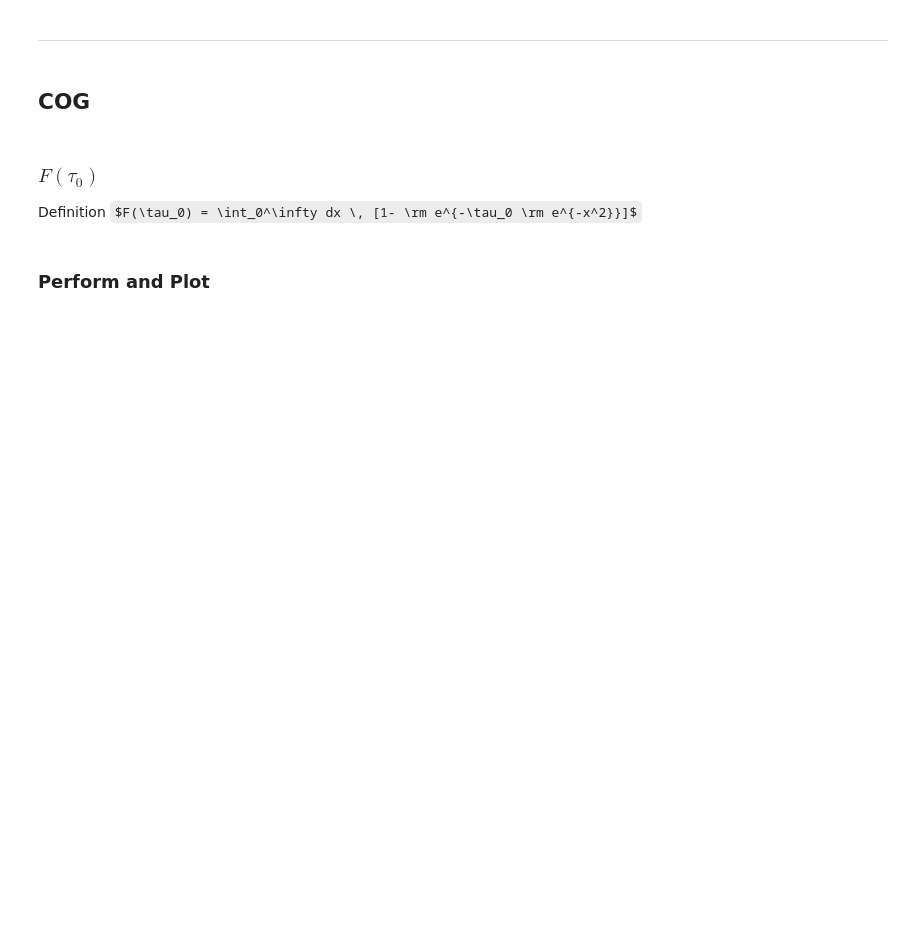
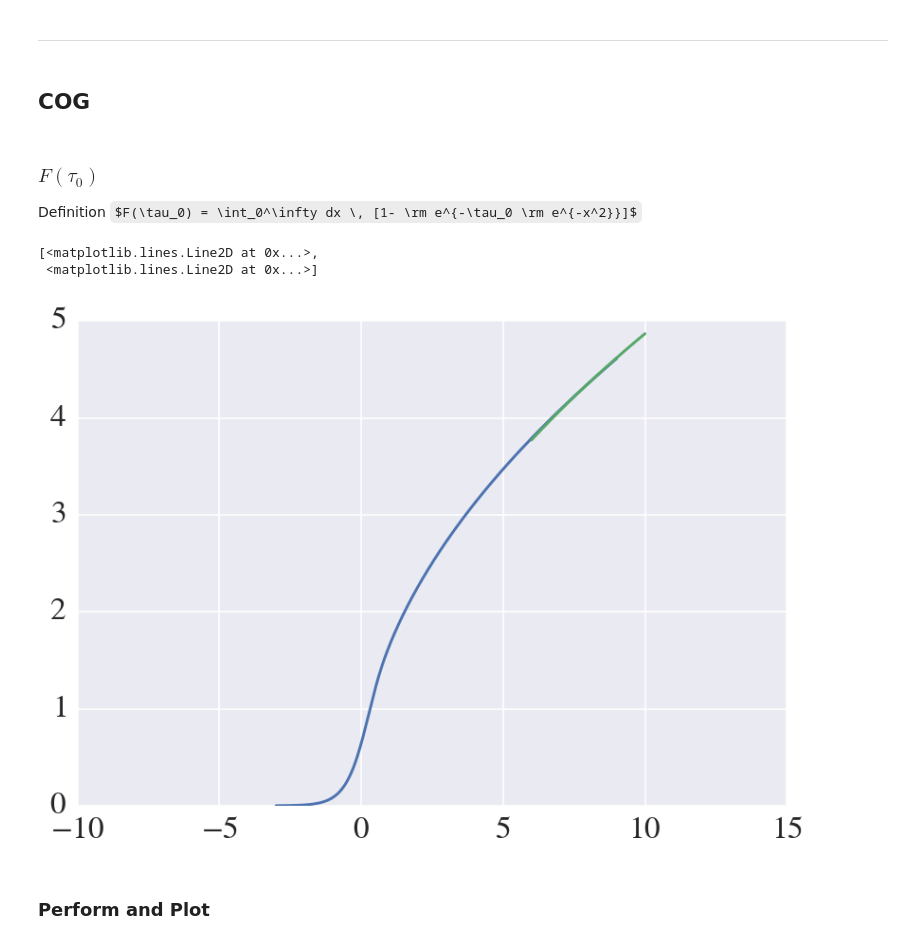
Before and after one commit to linetools/linetools, a Jupyter notebook: docs/examples/AbsComponent_ColumnDensities.ipynb, the cells around one changed output. Cells and saved outputs as stored; diff of their text form; code cells hidden in the pictures; some formulas as TeX source; blank space fills up the shorter version.

```diff
--- a/docs/examples/AbsComponent_ColumnDensities.ipynb
+++ b/docs/examples/AbsComponent_ColumnDensities.ipynb
@@ -118,7 +108,12 @@ damp_lgt = np.linspace(6, 10, 100)
 damp_tau0 = 10.**damp_lgt
 damp_Ftau = np.sqrt(np.log(damp_tau0))
 # %%
-xdb.xplot(lgt,Ftau, xtwo=damp_lgt, ytwo=1.015*damp_Ftau)
+import matplotlib.pyplot as plt
+plt.plot(lgt, Ftau, damp_lgt, 1.015*damp_Ftau)
+# %% [output]
+[<matplotlib.lines.Line2D at 0x...>,
+ <matplotlib.lines.Line2D at 0x...>]
+[figure, added]
 # %% [markdown]
 ### Perform and Plot
 # %%
```
Also changed, not shown: parts of 12 cells of this notebook, 8 other files.
